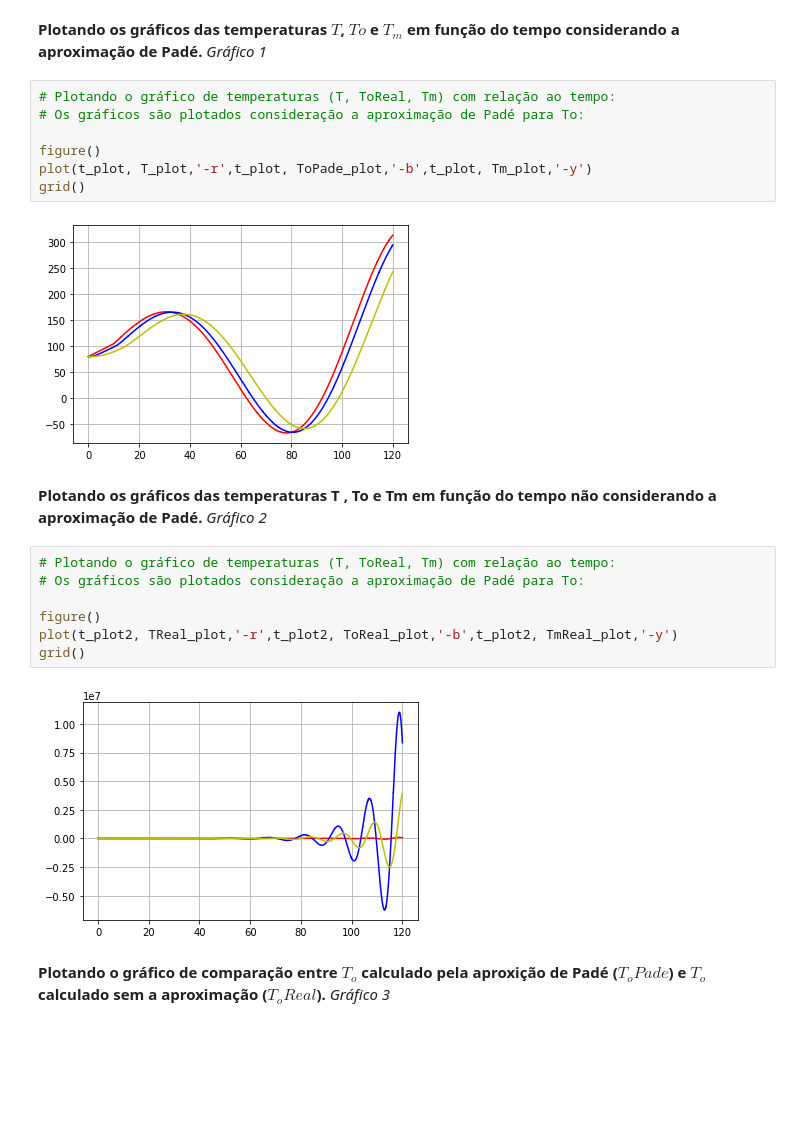
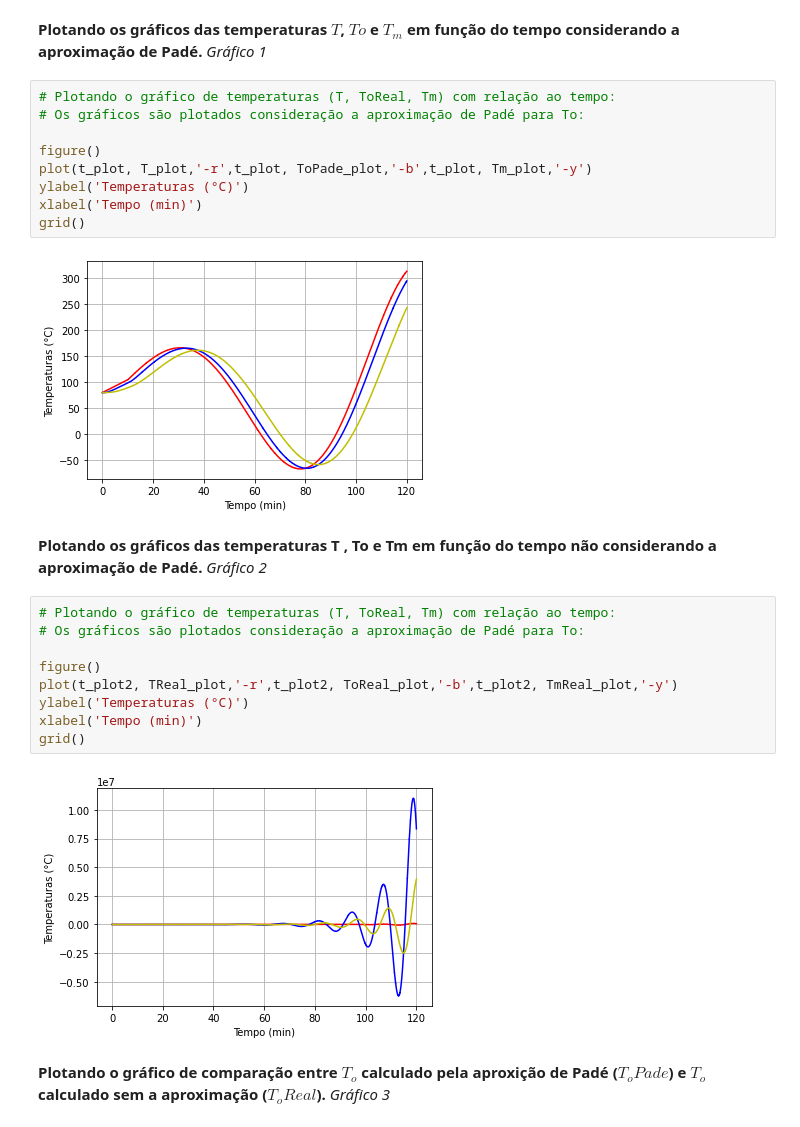
Before and after one commit to jessikamorais/M-todos-Num-ricos, a Jupyter notebook: Módulo_2_Exercício_10_ITEM_1.ipynb, the cells around one changed output. Drawn from its saved outputs; the diff is of its cells as text; blank space fills up the shorter version.

```diff
--- a/Módulo_2_Exercício_10_ITEM_1.ipynb
+++ b/Módulo_2_Exercício_10_ITEM_1.ipynb
@@ -181,12 +184,14 @@ t, x = rk4( modelReal, t0, tf,x0)
 # %%
 # Plotando o gráfico de temperaturas (T, ToReal, Tm) com relação ao tempo:
 # Os gráficos são plotados consideração a aproximação de Padé para To:
 
 figure()
 plot(t_plot, T_plot,'-r',t_plot, ToPade_plot,'-b',t_plot, Tm_plot,'-y')
+ylabel('Temperaturas (°C)')
+xlabel('Tempo (min)')
 grid()
 # %% [output]
-[figure, old version]
+[figure, new version]
 # %% [markdown]
 **Plotando os gráficos das temperaturas  T ,  To  e  Tm  em função do tempo não considerando a aproximação de Padé.** *Gráfico 2*
 # %%
@@ -195,9 +200,11 @@ grid()
 
 figure()
 plot(t_plot2, TReal_plot,'-r',t_plot2, ToReal_plot,'-b',t_plot2, TmReal_plot,'-y')
+ylabel('Temperaturas (°C)')
+xlabel('Tempo (min)')
 grid()
 # %% [output]
-[figure, old version]
+[figure, new version]
 # %% [markdown]
 **Plotando o gráfico de comparação entre $T_o$ calculado pela aproxição de Padé ($T_oPade$) e $T_o$ calculado sem a aproximação ($T_oReal$).** *Gráfico 3*
 # %%
```
Also changed, not shown: parts of 3 cells of this notebook.
